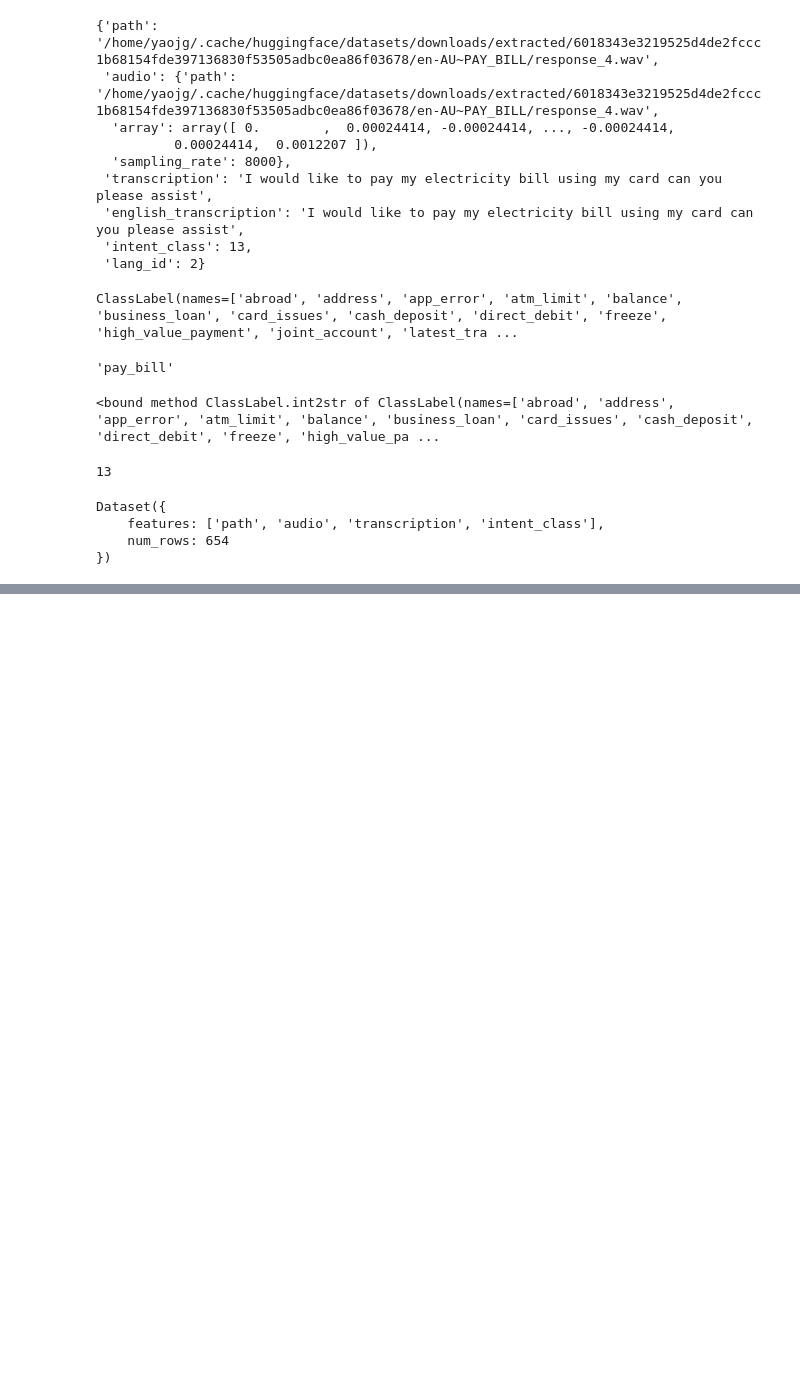
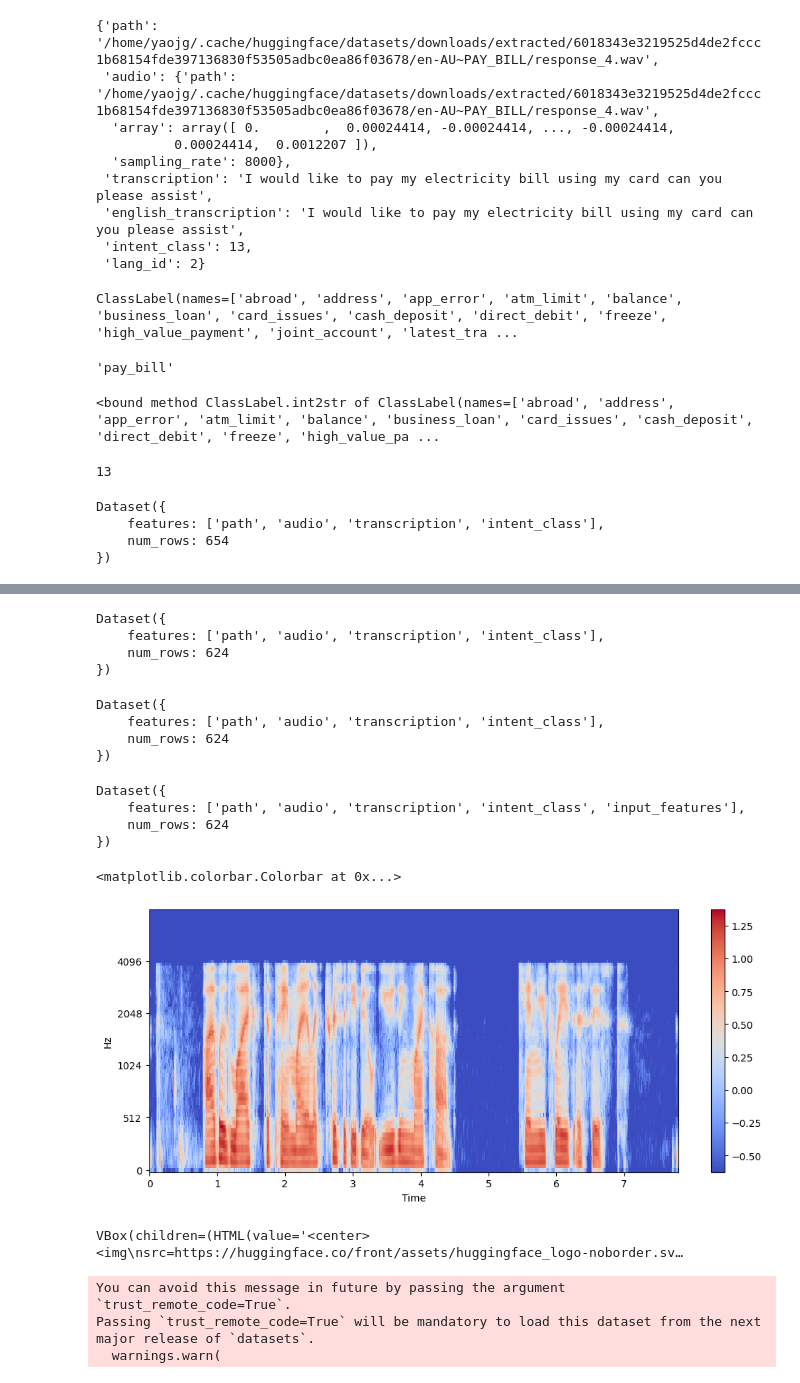
Before and after one commit to yaojingguo/ai-code, a Jupyter notebook: audio/unit-1/load_and_explore.ipynb, the cells around one changed output, grey strips where cells are left out. Drawn from its saved outputs; the diff is of its cells as text; code cells hidden in the pictures; blank space fills up the shorter version.

```diff
--- a/audio/unit-1/load_and_explore.ipynb
+++ b/audio/unit-1/load_and_explore.ipynb
@@ -74,0 +93,75 @@ ModuleNotFoundError: No module named 'gradio'
+# %%
+# use librosa to get example's duration from the audio file
+new_column = [librosa.get_duration(path=x) for x in minds["path"]]
+minds = minds.add_column("duration", new_column)
+
+# use 🤗 Datasets' `filter` method to apply the filtering function
+minds = minds.filter(is_audio_length_in_range, input_columns=["duration"])
+
+# remove the temporary helper column
+minds = minds.remove_columns(["duration"])
+minds
+# %% [output]
+Dataset({
+    features: ['path', 'audio', 'transcription', 'intent_class'],
+    num_rows: 624
+})
+# %%
+from datasets import Audio
+
+minds = minds.cast_column("audio", Audio(sampling_rate=16_000))
+minds
+# %% [output]
+Dataset({
+    features: ['path', 'audio', 'transcription', 'intent_class'],
+    num_rows: 624
+})
+# %%
+from transformers import WhisperFeatureExtractor
+
+feature_extractor = WhisperFeatureExtractor.from_pretrained("openai/whisper-small")
+# %%
+def prepare_dataset(example):
+    audio = example["audio"]
+    features = feature_extractor(
+        audio["array"], sampling_rate=audio["sampling_rate"], padding=True
+    )
+    return features
+# %%
+minds = minds.map(prepare_dataset)
+minds
+# %% [output]
+Dataset({
+    features: ['path', 'audio', 'transcription', 'intent_class', 'input_features'],
+    num_rows: 624
+})
+# %%
+import numpy as np
+
+example = minds[0]
+input_features = example["input_features"]
+
+plt.figure().set_figwidth(12)
+librosa.display.specshow(
+    np.asarray(input_features[0]),
+    x_axis="time",
+    y_axis="mel",
+    sr=feature_extractor.sampling_rate,
+    hop_length=feature_extractor.hop_length,
+)
+plt.colorbar()
+# %% [output]
+<matplotlib.colorbar.Colorbar at 0x...>
+[figure, added]
+# %%
+from huggingface_hub import notebook_login
+
+notebook_login()
+# %% [output]
+VBox(children=(HTML(value='<center> <img\nsrc=https://huggingface.co/front/assets/huggingface_logo-noborder.sv…
+# %%
+gigaspeech = load_dataset("speechcolab/gigaspeech", "xs", streaming=True)
+# %% [output]
+You can avoid this message in future by passing the argument `trust_remote_code=True`.
+Passing `trust_remote_code=True` will be mandatory to load this dataset from the next major release of `datasets`.
+  warnings.warn(
```
Also changed, not shown: parts of 8 cells of this notebook, 5 other files.
